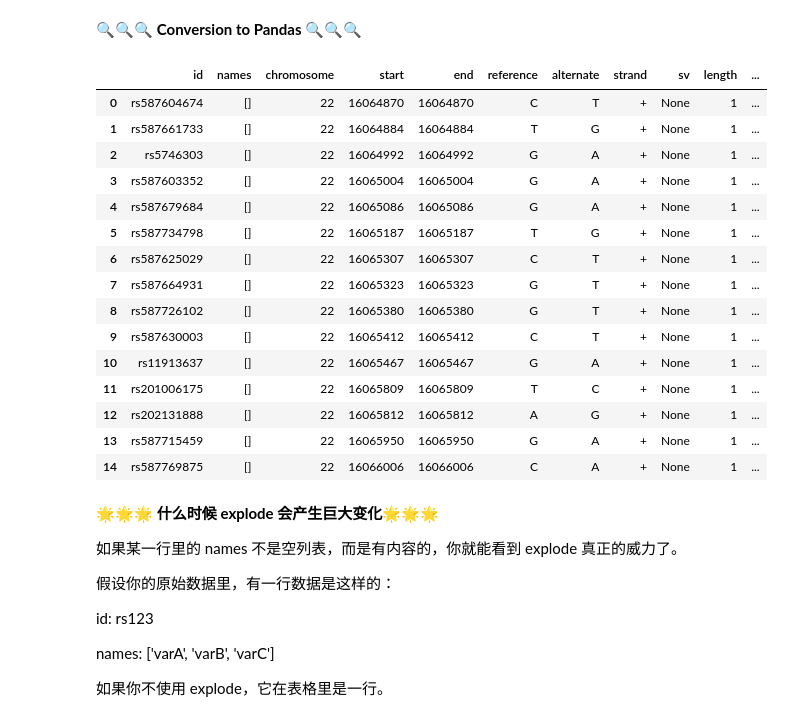
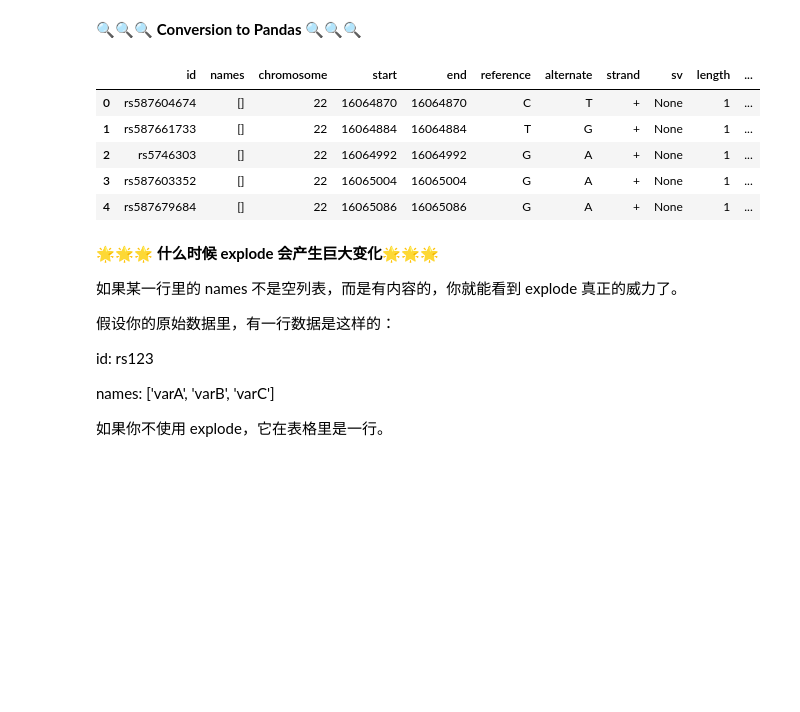
Before and after one commit to PP-123-nt/5m-data-2.3-data-encoding-creation-flow, a Jupyter notebook: notebooks/new_demo_3_avro.ipynb, the cells around one changed output. Cells and saved outputs as stored; diff of their text form; code cells hidden in the pictures; blank space fills up the shorter version.

```diff
--- a/notebooks/new_demo_3_avro.ipynb
+++ b/notebooks/new_demo_3_avro.ipynb
@@ -154,26 +176,16 @@ All field names defined in the manifest:
 # %%
 import pandas as pd
 
 df_avro = pd.DataFrame(genomic_var_1k)
 
-df_avro.head(15)
+df_avro.head()
 # %% [output]
 |  | id | names | chromosome | start | end | reference | alternate | strand | sv | length | ... |
 | 0 | rs587604674 | [] | 22 | 16064870 | 16064870 | C | T | + | None | 1 | ... |
 | 1 | rs587661733 | [] | 22 | 16064884 | 16064884 | T | G | + | None | 1 | ... |
 | 2 | rs5746303 | [] | 22 | 16064992 | 16064992 | G | A | + | None | 1 | ... |
 | 3 | rs587603352 | [] | 22 | 16065004 | 16065004 | G | A | + | None | 1 | ... |
 | 4 | rs587679684 | [] | 22 | 16065086 | 16065086 | G | A | + | None | 1 | ... |
-| 5 | rs587734798 | [] | 22 | 16065187 | 16065187 | T | G | + | None | 1 | ... |
-| 6 | rs587625029 | [] | 22 | 16065307 | 16065307 | C | T | + | None | 1 | ... |
-| 7 | rs587664931 | [] | 22 | 16065323 | 16065323 | G | T | + | None | 1 | ... |
-| 8 | rs587726102 | [] | 22 | 16065380 | 16065380 | G | T | + | None | 1 | ... |
-| 9 | rs587630003 | [] | 22 | 16065412 | 16065412 | C | T | + | None | 1 | ... |
-| 10 | rs11913637 | [] | 22 | 16065467 | 16065467 | G | A | + | None | 1 | ... |
-| 11 | rs201006175 | [] | 22 | 16065809 | 16065809 | T | C | + | None | 1 | ... |
-| 12 | rs202131888 | [] | 22 | 16065812 | 16065812 | A | G | + | None | 1 | ... |
-| 13 | rs587715459 | [] | 22 | 16065950 | 16065950 | G | A | + | None | 1 | ... |
-| 14 | rs587769875 | [] | 22 | 16066006 | 16066006 | C | A | + | None | 1 | ... |
 # %% [markdown]
 🌟🌟🌟 **什么时候 explode 会产生巨大变化**🌟🌟🌟
 
```
Also changed, not shown: parts of 2 cells of this notebook, 3 other files.
